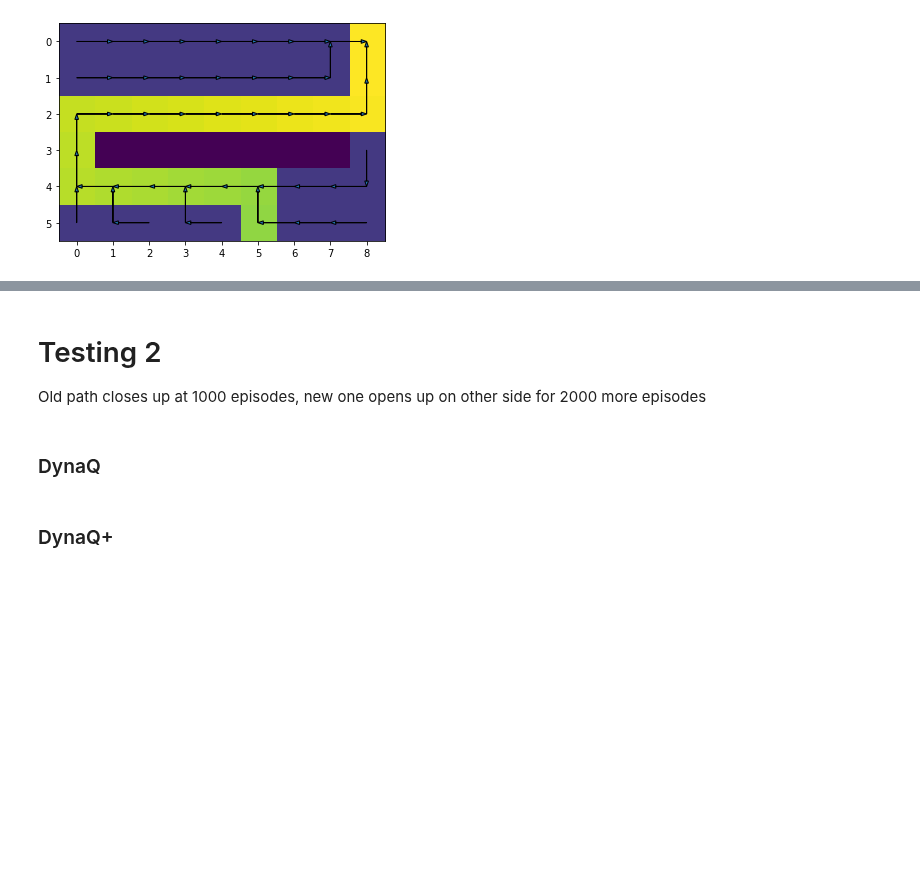
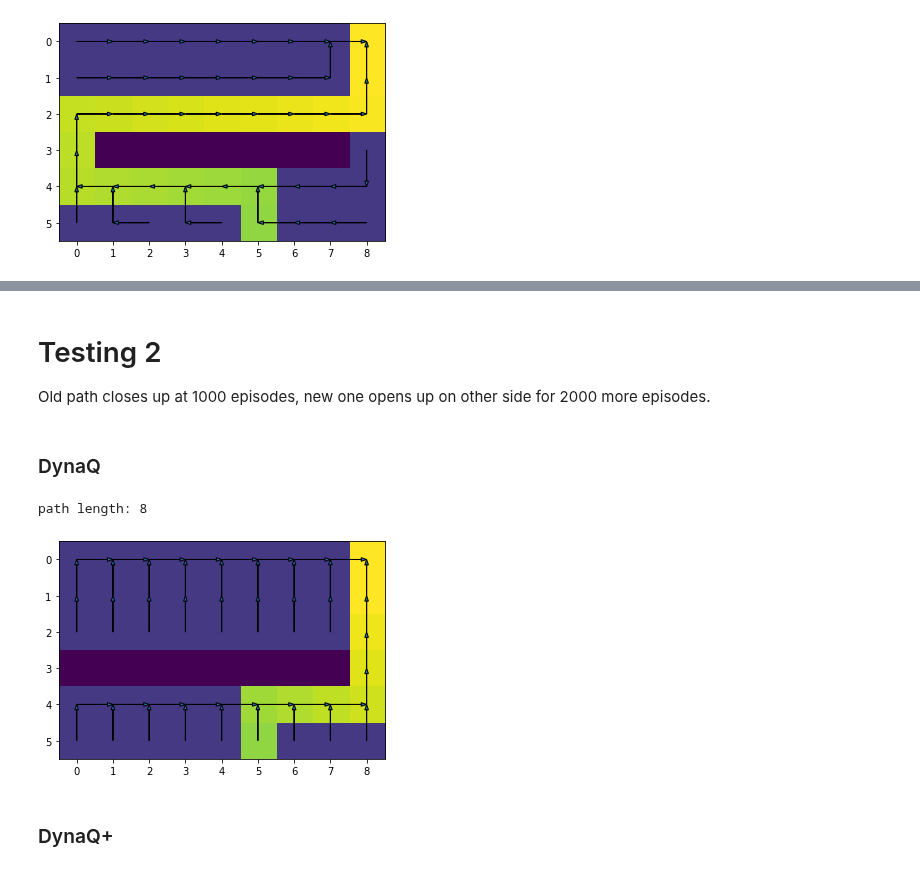
Before and after one commit to MaraTomasek/ML-Notebooks, a Jupyter notebook: Reinforcement_Learning/ch8-tabular.ipynb, the cells around one changed output, grey strips where cells are left out. Drawn from its saved outputs; the diff is of its cells as text; code cells hidden in the pictures; blank space fills up the shorter version.

```diff
--- a/Reinforcement_Learning/ch8-tabular.ipynb
+++ b/Reinforcement_Learning/ch8-tabular.ipynb
@@ -520,6 +533,6 @@ plot(episodes,
 # %% [markdown]
 # Testing 2
-Old path closes up at 1000 episodes, new one opens up on other side for 2000 more episodes
+Old path closes up at 1000 episodes, new one opens up on other side for 2000 more episodes.
 # %%
 episodes = 3000
 moves    = [(-1, 0), (0, -1), (0, 1), (1, 0)]
@@ -530,7 +543,11 @@ remove   = [(3, 8)]
 # %% [markdown]
 ### DynaQ
 # %%
-reward1 = train(agent1, world, switch=switch, add=add, remove=remove)
-agent1.draw_path_and_dir_map();
+agent5 = DynaQ(world, moves, plan_steps=50, alpha=0.1, epsilon=0.1, gamma=0.95)
+reward5 = train(agent5, world, switch=switch, add=add, remove=remove)
+agent5.draw_path_and_dir_map();
+# %% [output]
+path length: 8
+[figure, added]
 # %% [markdown]
 ### DynaQ+
```
Also changed, not shown: parts of 17 cells of this notebook.
